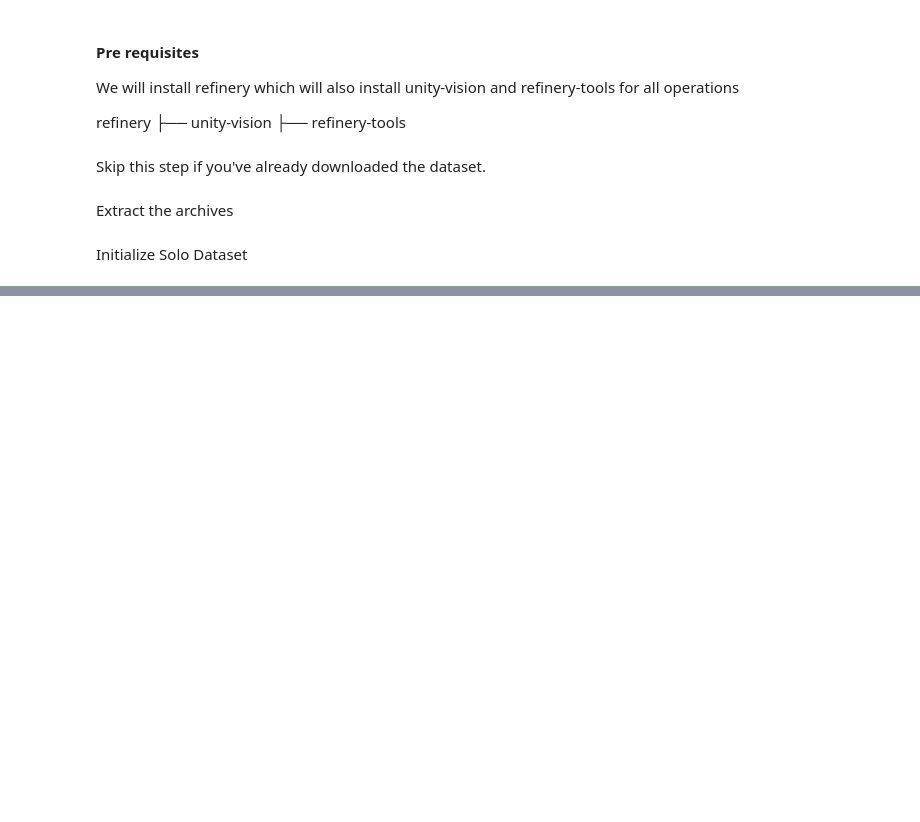
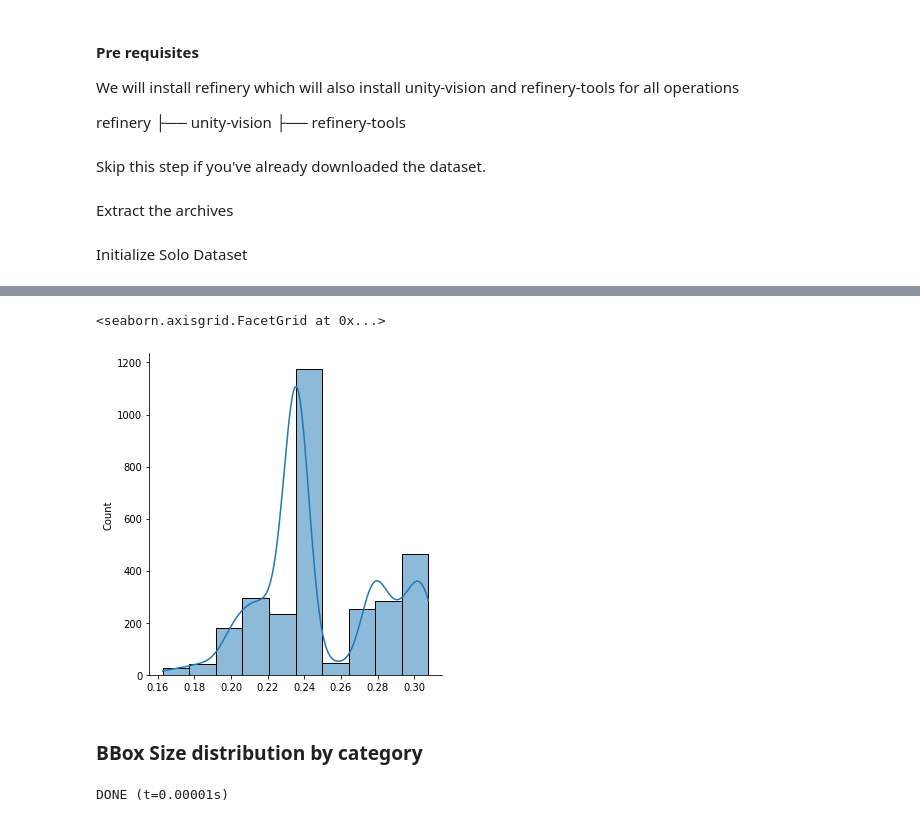
Before and after one commit to Unity-Technologies/pysolotools, a Jupyter notebook: examples/ucvd-solo-to-coco/pySOLO.ipynb, the cells around one changed output, grey strips where cells are left out. Drawn from its saved outputs; the diff is of its cells as text; code cells hidden in the pictures; blank space fills up the shorter version.

```diff
--- a/examples/ucvd-solo-to-coco/pySOLO.ipynb
+++ b/examples/ucvd-solo-to-coco/pySOLO.ipynb
@@ -83,0 +140,11 @@ while True:
+# %%
+sns.displot(size_dist, bins=10, kde=True)
+# %% [output]
+<seaborn.axisgrid.FacetGrid at 0x...>
+[figure, added]
+# %% [markdown]
+### BBox Size distribution by category
+# %%
+size_dist = stats.get_bbox_size_dist(cat_ids=[5])
+# %% [output]
+DONE (t=0.00001s)
```
Also changed, not shown: parts of 30 cells of this notebook, 26 other files.
